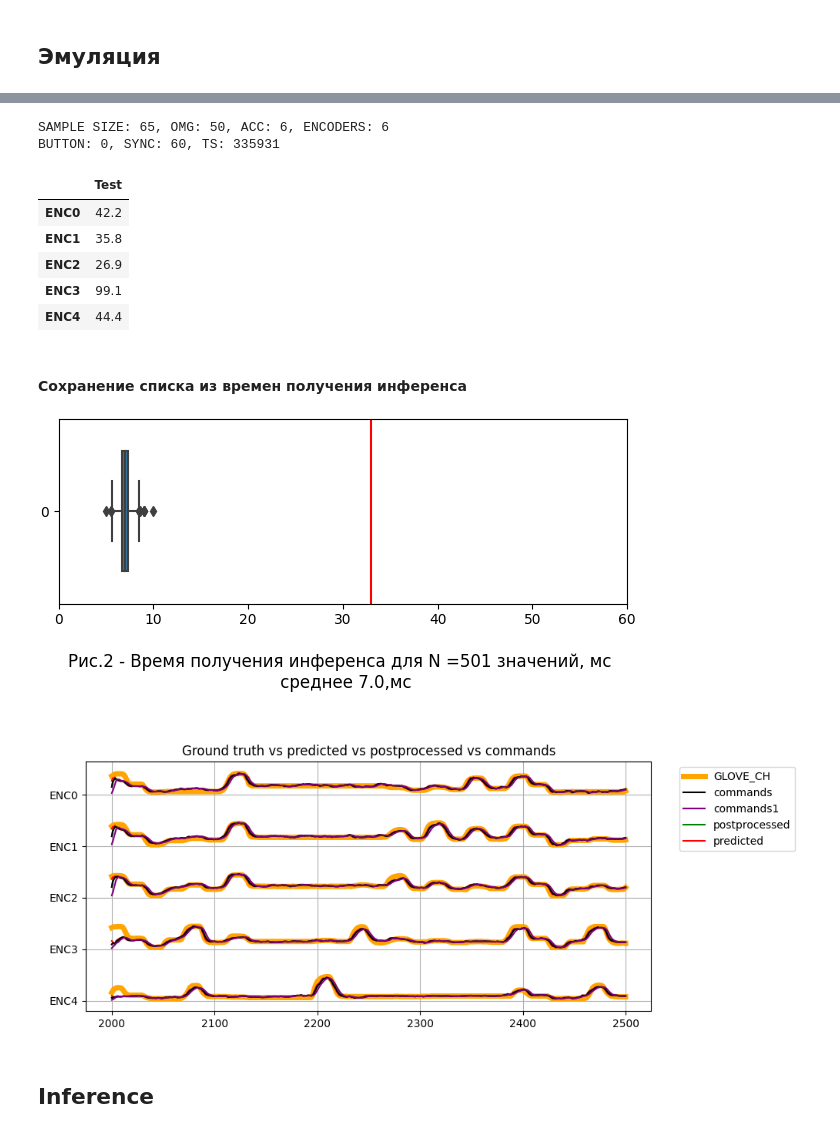
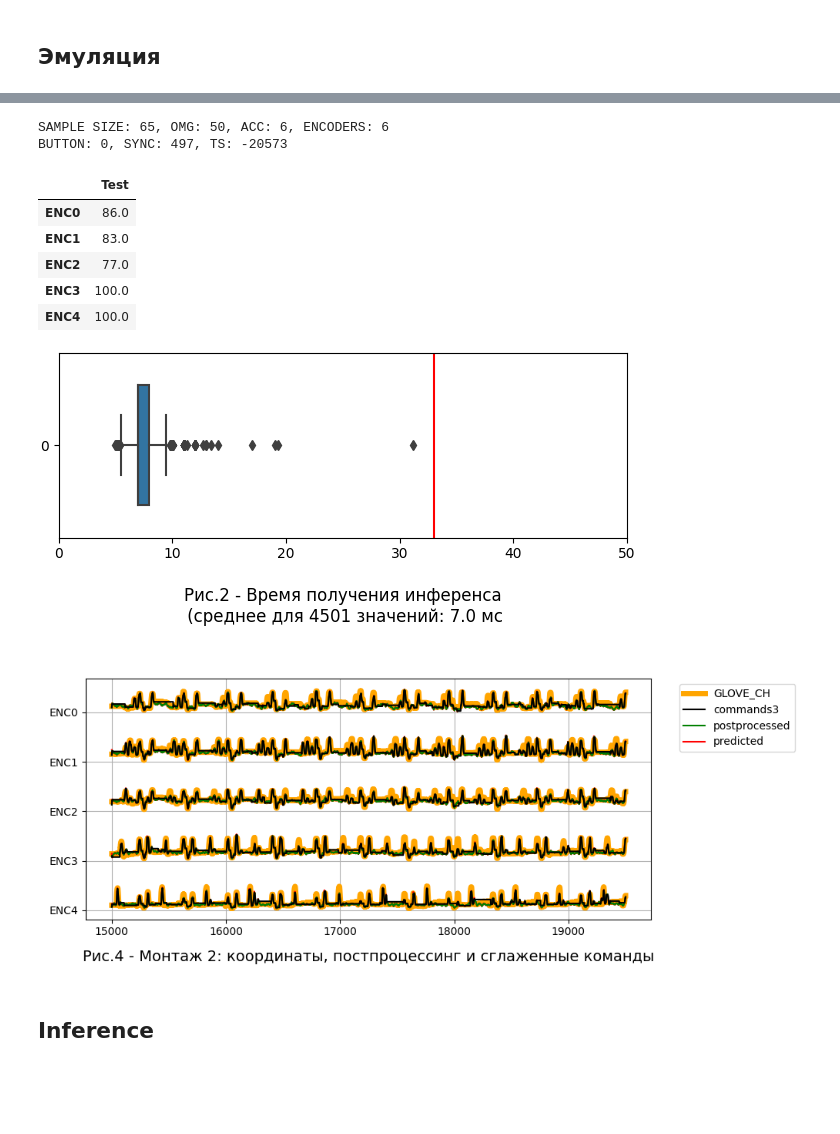
Before and after one commit to Internship-moto/Gestures_3, a Jupyter notebook: notebooks/sprint3.ipynb, the cells around one changed output, grey strips where cells are left out. Cells and saved outputs as stored; diff of their text form; code cells hidden in the pictures; blank space fills up the shorter version.

```diff
--- a/notebooks/sprint3.ipynb
+++ b/notebooks/sprint3.ipynb
@@ -978,18 +920,21 @@ print(df_sim.shape)
 # %%
-# В промежуток 0.033 с модель не проходит
+gestures_3_2_clipped = pd.DataFrame(gestures_3_2_clipped, columns=gestures_3_2.columns)
+df_sim = gestures_3_2_clipped.loc[15000:, :].astype(np.int16).copy()
+
 TIMEOUT = 1 #0.033
 DEBUG = True
 
-ts_list = []
-
 model_stateful.reset_states()
+reset_random_seeds(seed_value)
 
 i = 0
 preproc_coef = 0.57
 buff = np.zeros((6,50))
-buff_pred = np.ones((5,5))*np.array([.5,.5,.5,.5,.5])
+
+buff_pred3 = np.ones((3,5))*np.array([50,50,50,50,50])
 ts_diff = 0
-dq = deque(buff_pred, maxlen=5)
+
+dq3 = deque(buff_pred3, maxlen=3)
 y_previous = np.array([.32,.35,.45,.30,.10])
 
 y_dct = {
@@ -998,15 +943,11 @@ y_dct = {
     'sample_preprocessed':[],
     'y_predicted':[],
     'y_postprocessed':[],
-    'y_commands':[],
-    'y_commands1':[],
+    'y_commands3':[],
     'ts_time':[],
 }
 
-
 saved_model = model_stateful
-
-
 ts_old = time.time()
 
 # Check input data format and shape
@@ -1033,7 +974,6 @@ while True:
         print(e)
 
     # [Data preprocessing]
-    #sample_preprocessed, buff = preprocessing(omg_sample)
     sample_preprocessed, buff = preprocessing2(omg_sample)
 
     # [Inference for   LSTM]
@@ -1042,12 +982,10 @@ while True:
     # [Inference Postprocessing]
     y_postprocessed     = postprocessing(y_predicted, y_previous)
 
-    dq.append(y_postprocessed)
+    dq3.append(y_postprocessed)
 
     # [Commands composition]
-    # y_commands          = commands_new(y_postprocessed, y_previous, sample_preprocessed) #y_postprocessed
-    y_commands          = commands(y_postprocessed)
-    y_commands1          = commands2(dq)
+    y_commands3          = commands3(dq3)
 
     # [Data logging]
     y_dct['omg_sample'].append(omg_sample)
@@ -1055,8 +993,7 @@ while True:
     y_dct['sample_preprocessed'].append(sample_preprocessed)
     y_dct['y_predicted'].append(y_predicted)
     y_dct['y_postprocessed'].append(y_postprocessed)
-    y_dct['y_commands'].append(y_commands)      # полученные команды
-    y_dct['y_commands1'].append(y_commands1)    # сглаженные команды
+    y_dct['y_commands3'].append(y_commands3)    # сглаженные команды
 
     y_previous = y_postprocessed
 
@@ -1075,19 +1012,17 @@ while True:
 
     ts_old = ts_start
     i += 1
-
-#print(f'Время вычисления: {np.mean(ts_list).round(3)} мс')
 # %% [output]
 SAMPLE SIZE: 65, OMG: 50, ACC: 6, ENCODERS: 6
-BUTTON: 0, SYNC: 60, TS: 335931
+BUTTON: 0, SYNC: 497, TS: -20573
 # %%
 # Display metrics
-temp = np.array(y_dct['enc_sample'])[:,:5]
-get_mse(temp, np.array(y_dct['y_commands']))
+temp = np.array(y_dct['y_predicted'])
+get_mse(temp, np.array(y_dct['y_commands3']))
 # %% [output]
 |  | Test |
-| ENC0 | 42.2 |
-| ENC1 | 35.8 |
-| ENC2 | 26.9 |
-| ENC3 | 99.1 |
-| ENC4 | 44.4 |
+| ENC0 | 86.0 |
+| ENC1 | 83.0 |
+| ENC2 | 77.0 |
+| ENC3 | 100.0 |
+| ENC4 | 100.0 |
@@ -1101,51 +1029,45 @@ get_mse(temp, np.array(y_dct['y_commands']))
-# %% [markdown]
-#### Сохранение списка из времен получения инференса
 # %%
 # Загрузка сохраненного списка
-times =  y_dct['ts_time'] #pd.read_csv(os.path.join(PATH, 'times.csv'), index_col=0)
-
+times =  y_dct['ts_time']
 
 fig, ax = plt.subplots(1,1, figsize=(6,3))
 fig = sns.boxplot(data=np.array([times])*1000, orient='h', width=0.65)
-ax.set_xlim(0,60)
+ax.set_xlim(0,50)
 ax.axvline(33, color='r')#, color='r', ls=':')
-ax.set_title(f'Рис.2 - Время получения инференса для N ={len(times)} значений, мc \n среднее {np.round(np.mean(np.array([times]))*1000)},мс', y=-0.5)
-plt.tight_layout(pad=0.15);
+ax.set_title(f'Рис.2 - Время получения инференса\n (среднее для {len(times)} значений: {np.round(np.mean(np.array([times]))*1000)} мс', y=-0.5)
+plt.tight_layout(pad=0.15);#
 #plt.subplots_adjust(right=1.1)
 
-#plt.savefig(f'../figures/fig_2.png')
-
-#times.agg(['mean','std']).round(3)*1000
+plt.savefig(f'./figures/fig_3.png')
 # %% [output]
-[figure, old version]
+[figure, new version]
 # %%
 xticks = df_sim[GLOVE_CH].index
 dist = -np.arange(len(GLOVE_CH)) * 200
 
 fig, ax = plt.subplots(1, 1,  figsize=(10, 4))
 
-ax.plot(xticks, df_sim[GLOVE_CH] + dist, c='orange', label='GLOVE_CH' ,linewidth=5 ) #
+ax.plot(xticks, df_sim[GLOVE_CH] + dist, c='orange', label='GLOVE_CH' ,linewidth=5 )
 ax.plot(xticks,   y_dct['y_predicted'] + dist, c='red', label ='predicted')
 ax.plot(xticks,   y_dct['y_postprocessed'] + dist, c='green', label ='postprocessed')
-ax.plot(xticks,   y_dct['y_commands'] + dist, c='k', label ='commands')
-ax.plot(xticks,   y_dct['y_commands1'] + dist, c='purple', label ='commands1')
+ax.plot(xticks,   y_dct['y_commands3'] + dist, c='k', label ='commands3')
 #ax.plot(xticks,   NEW + dist, c='red', label ='LSTM + nogo commands')
 
-plt.title('Ground truth vs predicted vs postprocessed vs commands')
+plt.title('Рис.4 - Монтаж 2: координаты, постпроцессинг и сглаженные команды', y=-0.2, fontsize=14) #Ground truth vs predicted vs postprocessed vs commands
 plt.yticks(dist, GLOVE_CH)
 
 # get unique labels
 handles, labels = plt.gca().get_legend_handles_labels()
 labels, ids = np.unique(labels, return_index=True)
 handles = [handles[i] for i in ids]
 ax.legend(handles, labels, bbox_to_anchor=[1.04, 1])
 
 plt.grid()
-plt.tight_layout()
+plt.tight_layout();
 
-#plt.savefig(f'../figures/fig_4.png')
+plt.savefig(f'./figures/fig_4.png')
 # %% [output]
-[figure, old version]
+[figure, new version]
 # %% [markdown]
 ## Inference
 # %% [markdown]
```
Also changed, not shown: parts of 42 cells of this notebook.
